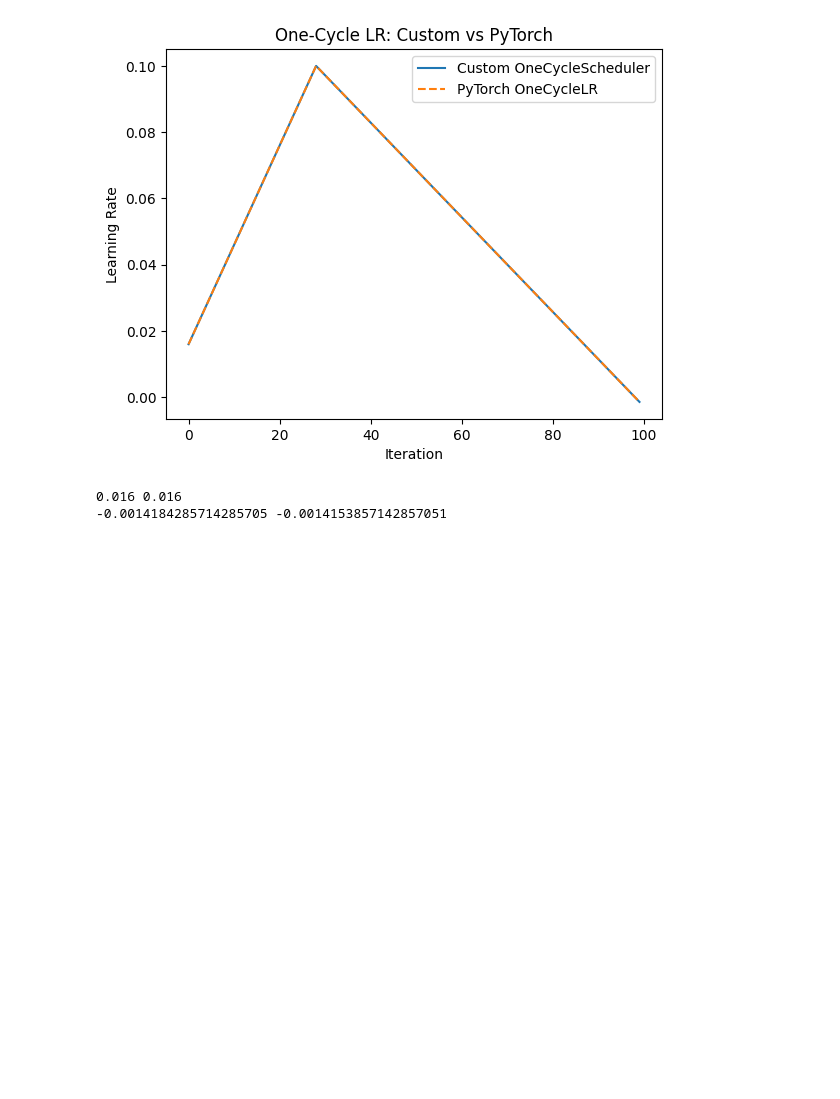
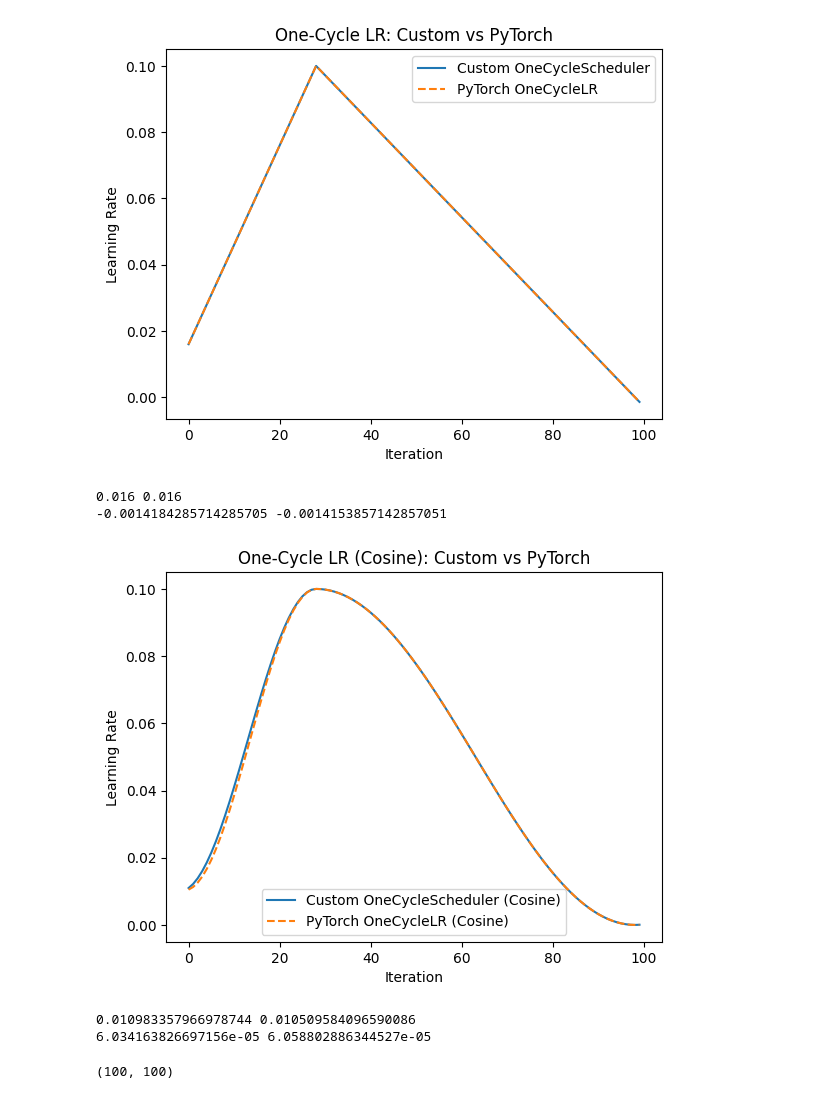
Before and after one commit to dxzielinski/optimization-data-analysis, a Jupyter notebook: compare.ipynb, the cells around one changed output. Saved outputs shown, nothing was run; the diff lists cells and outputs as text; code cells hidden in the pictures; blank space fills up the shorter version.

Commit message:
add cos implementation; wide resnet; total_step fix

```diff
--- a/compare.ipynb
+++ b/compare.ipynb
@@ -1,5 +1,6 @@
 # %%
 import torch
+import math
 import matplotlib.pyplot as plt
 
 from implementation import OneCycleScheduler
@@ -24,6 +25,7 @@ sched_custom = OneCycleScheduler(
     base_lr=base_lr,
     final_div_factor=final_div_factor,
     pct_start=pct_start,
+    anneal_strategy="linear",
 )
 
 init_lr = base_lr + (1 / int(total_steps * pct_start)) * (max_lr - base_lr)
@@ -65,3 +67,52 @@ print(lrs_custom[-1], lrs_torch[-1])
 # %% [output]
 0.016 0.016
 -0.0014184285714285705 -0.0014153857142857051
+# %%
+sched_custom_cosine = OneCycleScheduler(
+    optimizer=opt_custom,
+    cycle_length=total_steps,
+    max_lr=max_lr,
+    base_lr=base_lr,
+    final_div_factor=final_div_factor,
+    pct_start=pct_start,
+    anneal_strategy="cos",
+)
+pct = 1 / int(total_steps * pct_start)
+init_lr = base_lr + (1 - math.cos(math.pi * pct)) * (max_lr - base_lr) / 2
+div_factor = max_lr / init_lr
+sched_torch_cosine = torch.optim.lr_scheduler.OneCycleLR(
+    optimizer=opt_torch,
+    max_lr=max_lr,
+    total_steps=total_steps,
+    pct_start=pct_start,
+    anneal_strategy="cos",
+    div_factor=div_factor,
+    final_div_factor=final_div_factor,
+)
+
+lrs_custom = []
+lrs_torch = []
+for _ in range(total_steps):
+    opt_custom.step()
+    sched_custom_cosine.step()
+    opt_torch.step()
+    sched_torch_cosine.step()
+    lrs_custom.append(opt_custom.param_groups[0]["lr"])
+    lrs_torch.append(opt_torch.param_groups[0]["lr"])
+plt.plot(lrs_custom, label="Custom OneCycleScheduler (Cosine)")
+plt.plot(lrs_torch, label="PyTorch OneCycleLR (Cosine)", linestyle="--")
+plt.xlabel("Iteration")
+plt.ylabel("Learning Rate")
+plt.legend()
+plt.title("One-Cycle LR (Cosine): Custom vs PyTorch")
+plt.show()
+print(lrs_custom[0], lrs_torch[0])
+print(lrs_custom[-1], lrs_torch[-1])
+# %% [output]
+[figure, added]
+0.010983357966978744 0.010509584096590086
+6.034163826697156e-05 6.058802886344527e-05
+# %%
+len(lrs_custom), len(lrs_torch)
+# %% [output]
+(100, 100)
```
Also changed, not shown: 4 other files.
